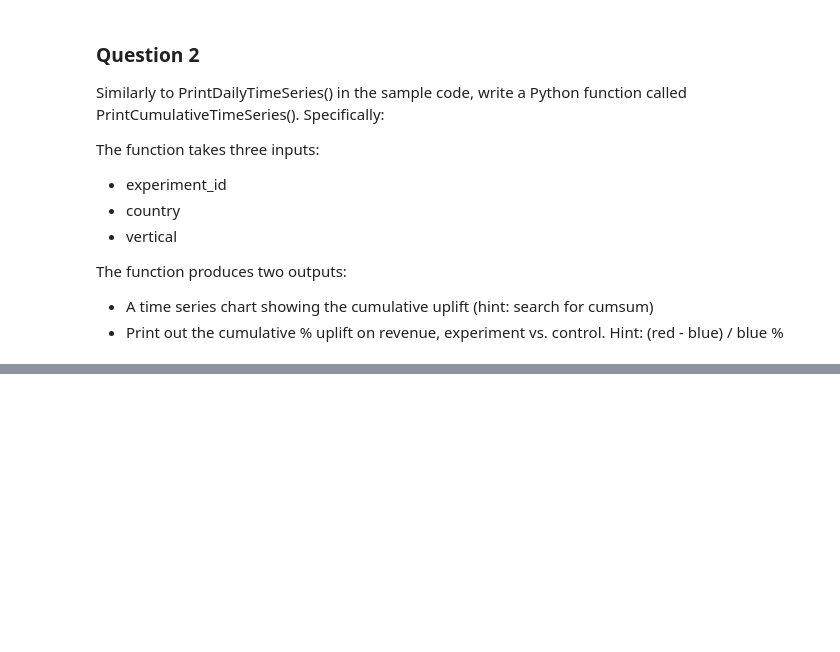
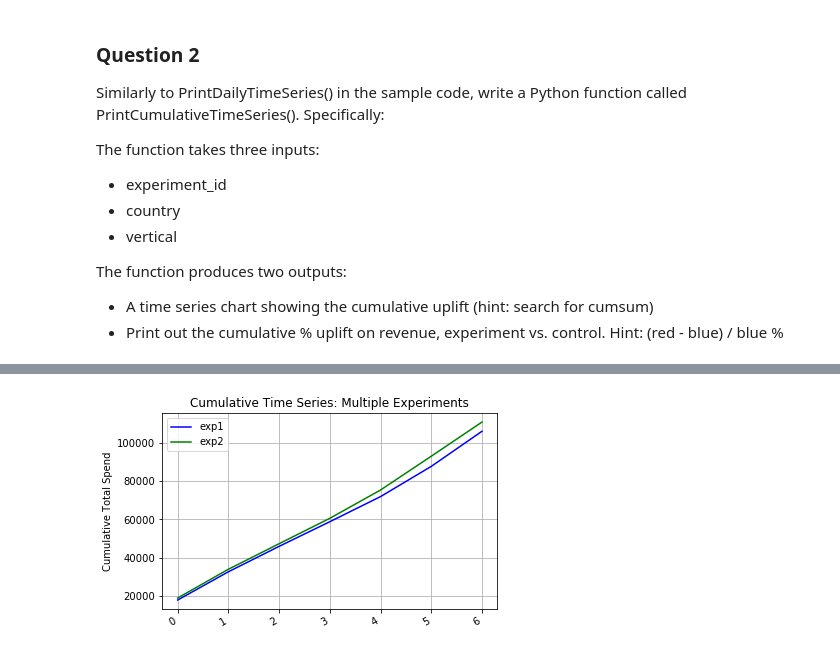
Before and after one commit to qinqinzhao/BA501_Week4, a Jupyter notebook: BA501_week4_homework.ipynb, the cells around one changed output, grey strips where cells are left out. Cells and saved outputs as stored; diff of their text form; code cells hidden in the pictures; blank space fills up the shorter version.

```diff
--- a/BA501_week4_homework.ipynb
+++ b/BA501_week4_homework.ipynb
@@ -213,0 +256,38 @@ print_cumulative_time_series(my_data, [12624548, 12624549])
+# %%
+colors = ["blue", "green", "red", "cyan", "megenta", "yellow", "black"]
+
+# for any given experiment_id, country, and vertical, return a list of cumulative total spend group by date
+def get_series_v2(my_data, my_id, my_country, my_vertical):
+    table = my_data[["date", "spend_usd"]][(my_data.experiment_id == my_id) & (my_data.country == my_country)
+                                           & (my_data.vertical == my_vertical)]
+    series = table.groupby("date")["spend_usd"].sum()
+    series = series.cumsum()
+    return(series)
+
+# for any series, plot the time series
+def plot_series_v2(series, ax, i):
+    this_label = "exp" + str(i+1)
+    ax.plot(series.tolist(), color = colors[i], label = this_label)
+    ax.set_title("Cumulative Time Series: Multiple Experiments")
+    ax.set_ylabel("Cumulative Total Spend")
+    ax.grid(True, which="both")
+    ax.legend()
+    plt.gcf().autofmt_xdate()
+
+def print_cumulative_time_series_v2(my_data, experiment_ids, country, vertical):
+    # make sure our x-axis is consistent
+    #date_series = my_data.date
+    #index_series = np.unique(date_series) # unique date
+    #index_series = np.sort(index_series) # sort by date
+
+    # data grouping
+    my_data = my_data.sort_values("date", ascending=True, inplace=False)
+    fig, ax = plt.subplots()
+    for i in range(len(experiment_ids)):
+        my_experiment = experiment_ids[i]
+        this_series = get_series_v2(my_data, my_experiment, country, vertical)
+        plot_series_v2(this_series, ax, i)
+# %%
+print_cumulative_time_series_v2(my_data, [12624548, 12624549], "US", "ANDROID_APPS")
+# %% [output]
+[figure, added]
```
Also changed, not shown: parts of 9 cells of this notebook.
